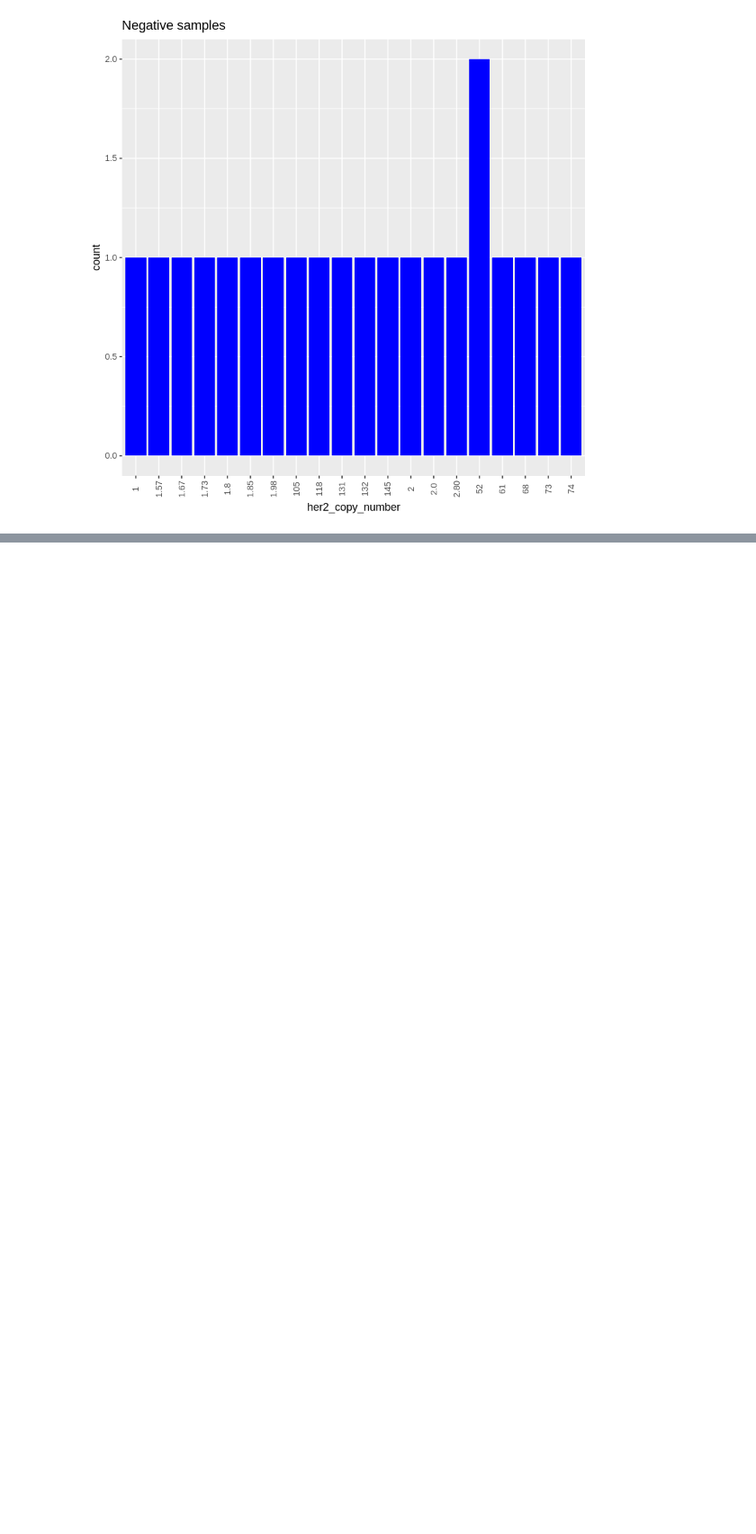
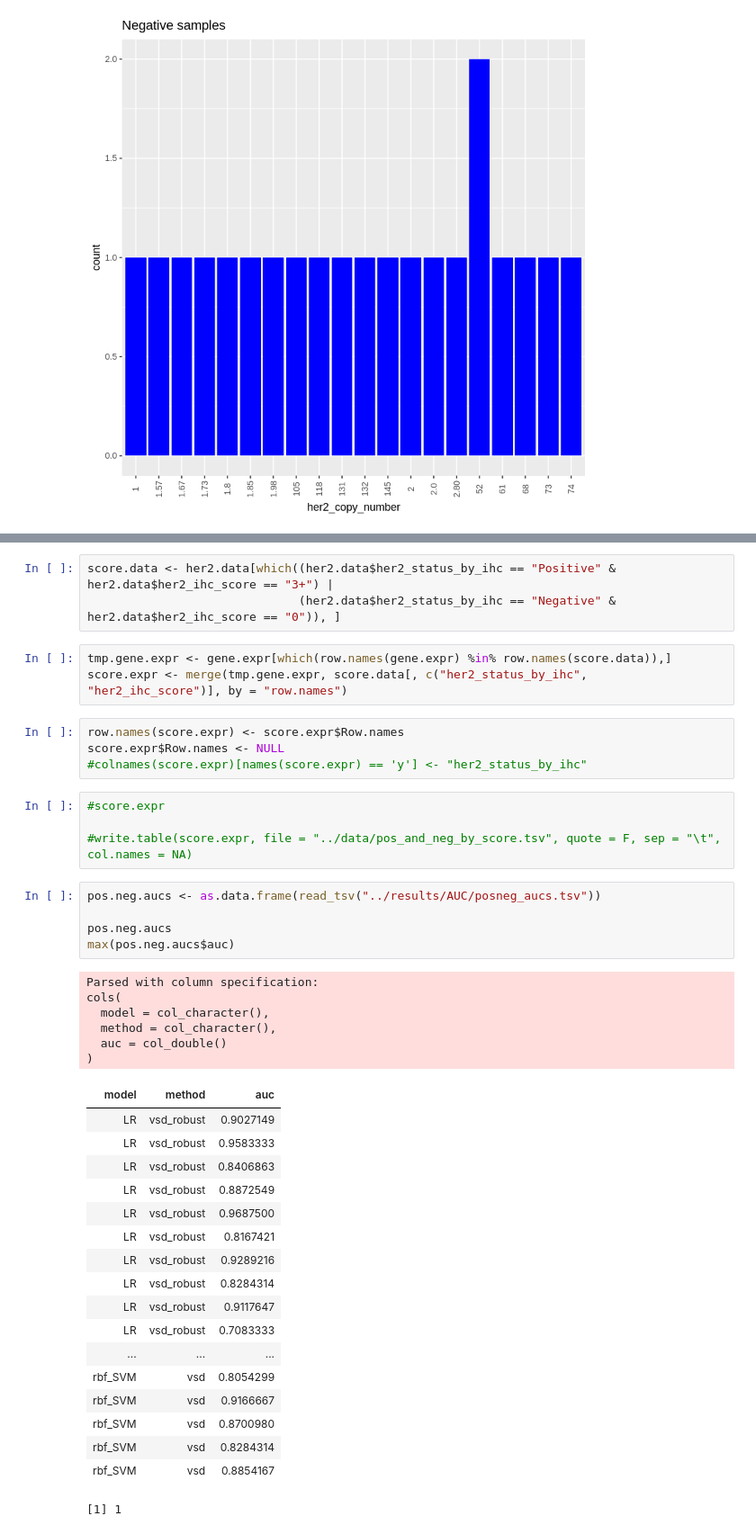
Before and after one commit to zence/SCCR, a Jupyter notebook: notebooks/pos_neg_equivocal.ipynb, the cells around one changed output, grey strips where cells are left out. Shown at 90% size. Cells and saved outputs as stored; diff of their text form; blank space fills up the shorter version.

```diff
--- a/notebooks/pos_neg_equivocal.ipynb
+++ b/notebooks/pos_neg_equivocal.ipynb
@@ -201,0 +232,44 @@ ggbar
+# %%
+score.data <- her2.data[which((her2.data$her2_status_by_ihc == "Positive" & her2.data$her2_ihc_score == "3+") |
+                              (her2.data$her2_status_by_ihc == "Negative" & her2.data$her2_ihc_score == "0")), ]
+# %%
+tmp.gene.expr <- gene.expr[which(row.names(gene.expr) %in% row.names(score.data)),]
+score.expr <- merge(tmp.gene.expr, score.data[, c("her2_status_by_ihc", "her2_ihc_score")], by = "row.names")
+# %%
+row.names(score.expr) <- score.expr$Row.names
+score.expr$Row.names <- NULL
+#colnames(score.expr)[names(score.expr) == 'y'] <- "her2_status_by_ihc"
+# %%
+#score.expr
+
+#write.table(score.expr, file = "../data/pos_and_neg_by_score.tsv", quote = F, sep = "\t", col.names = NA)
+# %%
+pos.neg.aucs <- as.data.frame(read_tsv("../results/AUC/posneg_aucs.tsv"))
+
+pos.neg.aucs
+max(pos.neg.aucs$auc)
+# %% [output]
+Parsed with column specification:
+cols(
+  model = col_character(),
+  method = col_character(),
+  auc = col_double()
+)
+| model | method | auc |
+| LR | vsd_robust | 0.9027149 |
+| LR | vsd_robust | 0.9583333 |
+| LR | vsd_robust | 0.8406863 |
+| LR | vsd_robust | 0.8872549 |
+| LR | vsd_robust | 0.9687500 |
+| LR | vsd_robust | 0.8167421 |
+| LR | vsd_robust | 0.9289216 |
+| LR | vsd_robust | 0.8284314 |
+| LR | vsd_robust | 0.9117647 |
+| LR | vsd_robust | 0.7083333 |
+| ... | ... | ... |
+| rbf_SVM | vsd | 0.8054299 |
+| rbf_SVM | vsd | 0.9166667 |
+| rbf_SVM | vsd | 0.8700980 |
+| rbf_SVM | vsd | 0.8284314 |
+| rbf_SVM | vsd | 0.8854167 |
+[1] 1
```
Also changed, not shown: parts of 11 cells of this notebook, 1 other file.
